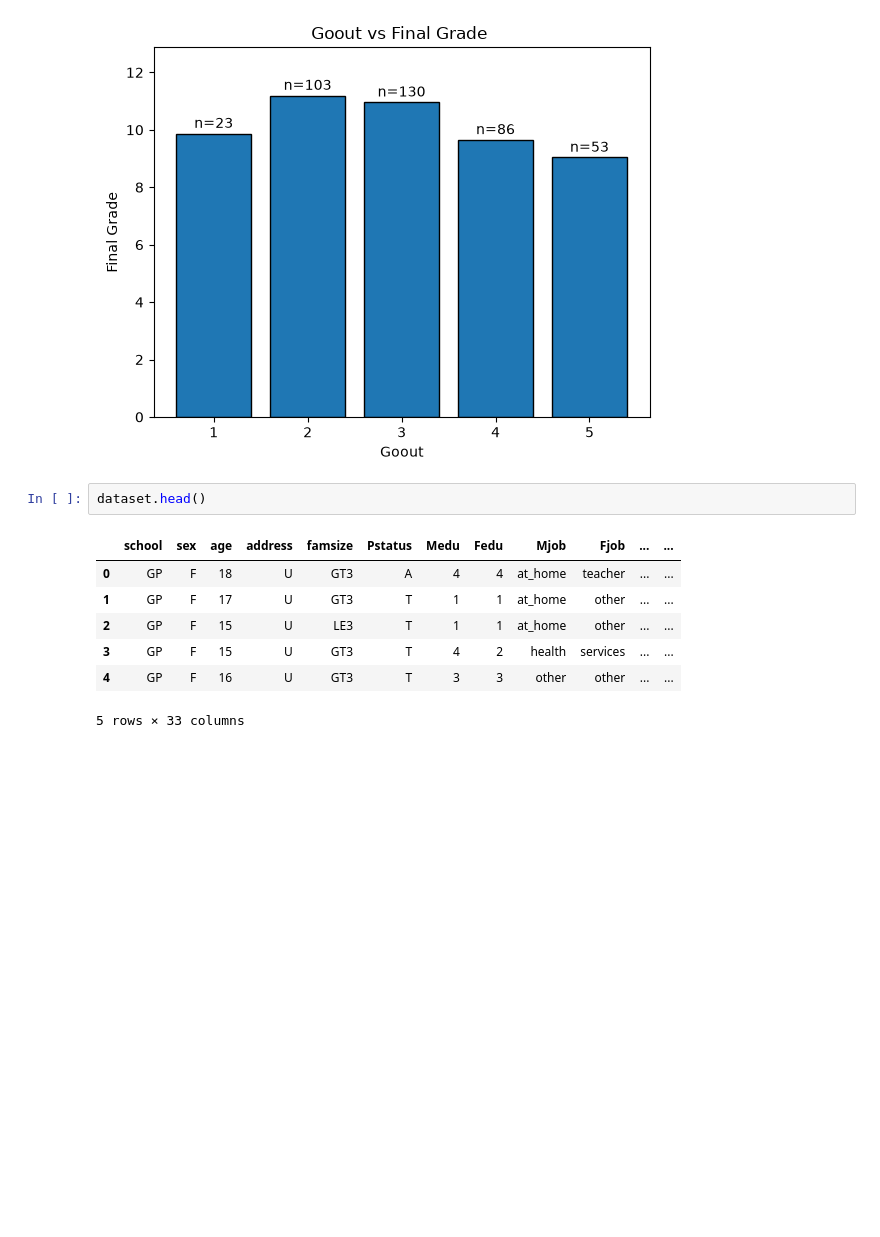
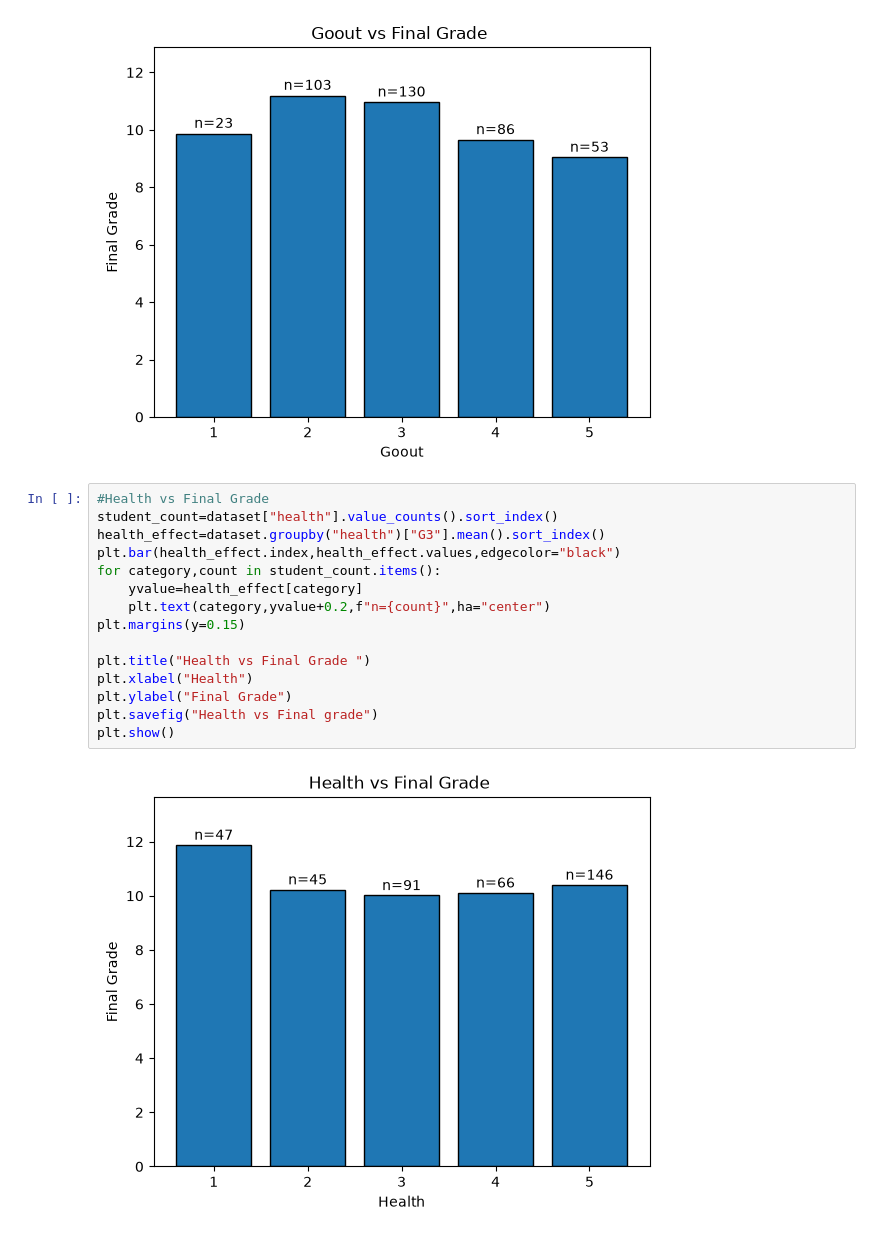
Before and after one commit to muhammadaqil-0504/Student-performance-Analysis, a Jupyter notebook: student performance analysis system.ipynb, the cells around one changed output. Drawn from its saved outputs; the diff is of its cells as text; blank space fills up the shorter version.

```diff
--- a/student performance analysis system.ipynb
+++ b/student performance analysis system.ipynb
@@ -257,12 +257,19 @@ plt.show()
 # %% [output]
 [figure]
 # %%
-dataset.head()
+#Health vs Final Grade
+student_count=dataset["health"].value_counts().sort_index()
+health_effect=dataset.groupby("health")["G3"].mean().sort_index()
+plt.bar(health_effect.index,health_effect.values,edgecolor="black")
+for category,count in student_count.items():
+    yvalue=health_effect[category]
+    plt.text(category,yvalue+0.2,f"n={count}",ha="center")
+plt.margins(y=0.15)
+
+plt.title("Health vs Final Grade ")
+plt.xlabel("Health")
+plt.ylabel("Final Grade")
+plt.savefig("Health vs Final grade")
+plt.show()
 # %% [output]
-|  | school | sex | age | address | famsize | Pstatus | Medu | Fedu | Mjob | Fjob | ... | ... |
-| 0 | GP | F | 18 | U | GT3 | A | 4 | 4 | at_home | teacher | ... | ... |
-| 1 | GP | F | 17 | U | GT3 | T | 1 | 1 | at_home | other | ... | ... |
-| 2 | GP | F | 15 | U | LE3 | T | 1 | 1 | at_home | other | ... | ... |
-| 3 | GP | F | 15 | U | GT3 | T | 4 | 2 | health | services | ... | ... |
-| 4 | GP | F | 16 | U | GT3 | T | 3 | 3 | other | other | ... | ... |
-5 rows × 33 columns
+[figure, added]
```
Also changed, not shown: parts of 2 cells of this notebook, 1 other file.
